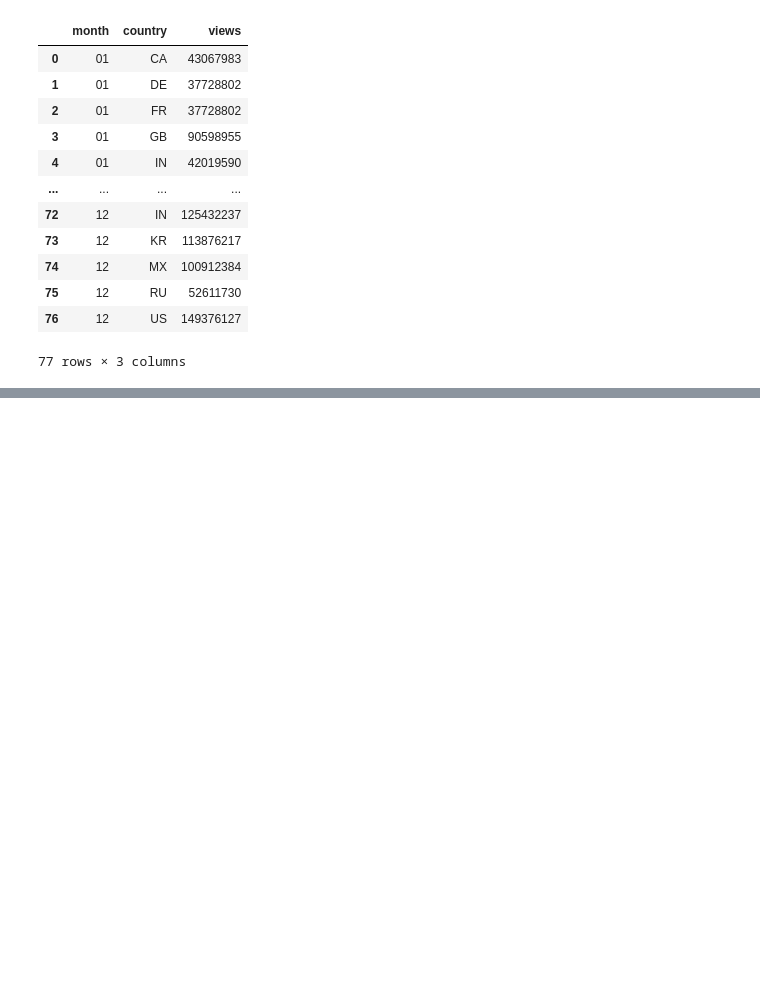
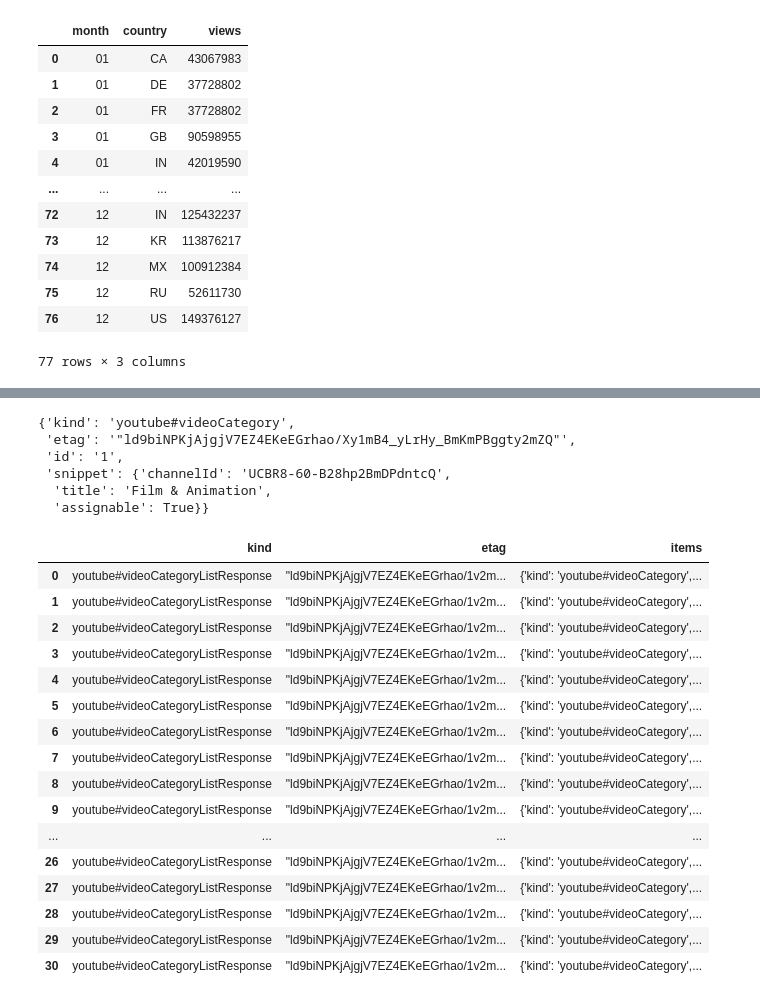
Before and after one commit to KevinDex3/Foundations-ComputerScience-Project, a Jupyter notebook: TrendingYoutube.ipynb, the cells around one changed output, grey strips where cells are left out. Saved outputs shown, nothing was run; the diff lists cells and outputs as text; code cells hidden in the pictures; blank space fills up the shorter version.

```diff
--- a/TrendingYoutube.ipynb
+++ b/TrendingYoutube.ipynb
@@ -443,0 +467,31 @@ df_all.groupby(["month","country"])["views"].max().reset_index()
+# %%
+# Extraction of the first row of the items column
+CA_category["items"][0]
+# %% [output]
+{'kind': 'youtube#videoCategory',
+ 'etag': '"ld9biNPKjAjgjV7EZ4EKeEGrhao/Xy1mB4_yLrHy_BmKmPBggty2mZQ"',
+ 'id': '1',
+ 'snippet': {'channelId': 'UCBR8-60-B28hp2BmDPdntcQ',
+  'title': 'Film & Animation',
+  'assignable': True}}
+# %%
+DE_category = pd.read_json("DE_category_id.json")
+DE_category
+# %% [output]
+|  | kind | etag | items |
+| 0 | youtube#videoCategoryListResponse | "ld9biNPKjAjgjV7EZ4EKeEGrhao/1v2m... | {'kind': 'youtube#videoCategory',... |
+| 1 | youtube#videoCategoryListResponse | "ld9biNPKjAjgjV7EZ4EKeEGrhao/1v2m... | {'kind': 'youtube#videoCategory',... |
+| 2 | youtube#videoCategoryListResponse | "ld9biNPKjAjgjV7EZ4EKeEGrhao/1v2m... | {'kind': 'youtube#videoCategory',... |
+| 3 | youtube#videoCategoryListResponse | "ld9biNPKjAjgjV7EZ4EKeEGrhao/1v2m... | {'kind': 'youtube#videoCategory',... |
+| 4 | youtube#videoCategoryListResponse | "ld9biNPKjAjgjV7EZ4EKeEGrhao/1v2m... | {'kind': 'youtube#videoCategory',... |
+| 5 | youtube#videoCategoryListResponse | "ld9biNPKjAjgjV7EZ4EKeEGrhao/1v2m... | {'kind': 'youtube#videoCategory',... |
+| 6 | youtube#videoCategoryListResponse | "ld9biNPKjAjgjV7EZ4EKeEGrhao/1v2m... | {'kind': 'youtube#videoCategory',... |
+| 7 | youtube#videoCategoryListResponse | "ld9biNPKjAjgjV7EZ4EKeEGrhao/1v2m... | {'kind': 'youtube#videoCategory',... |
+| 8 | youtube#videoCategoryListResponse | "ld9biNPKjAjgjV7EZ4EKeEGrhao/1v2m... | {'kind': 'youtube#videoCategory',... |
+| 9 | youtube#videoCategoryListResponse | "ld9biNPKjAjgjV7EZ4EKeEGrhao/1v2m... | {'kind': 'youtube#videoCategory',... |
+| ... | ... | ... | ... |
+| 26 | youtube#videoCategoryListResponse | "ld9biNPKjAjgjV7EZ4EKeEGrhao/1v2m... | {'kind': 'youtube#videoCategory',... |
+| 27 | youtube#videoCategoryListResponse | "ld9biNPKjAjgjV7EZ4EKeEGrhao/1v2m... | {'kind': 'youtube#videoCategory',... |
+| 28 | youtube#videoCategoryListResponse | "ld9biNPKjAjgjV7EZ4EKeEGrhao/1v2m... | {'kind': 'youtube#videoCategory',... |
+| 29 | youtube#videoCategoryListResponse | "ld9biNPKjAjgjV7EZ4EKeEGrhao/1v2m... | {'kind': 'youtube#videoCategory',... |
+| 30 | youtube#videoCategoryListResponse | "ld9biNPKjAjgjV7EZ4EKeEGrhao/1v2m... | {'kind': 'youtube#videoCategory',... |
```
Also changed, not shown: parts of 19 cells of this notebook.
